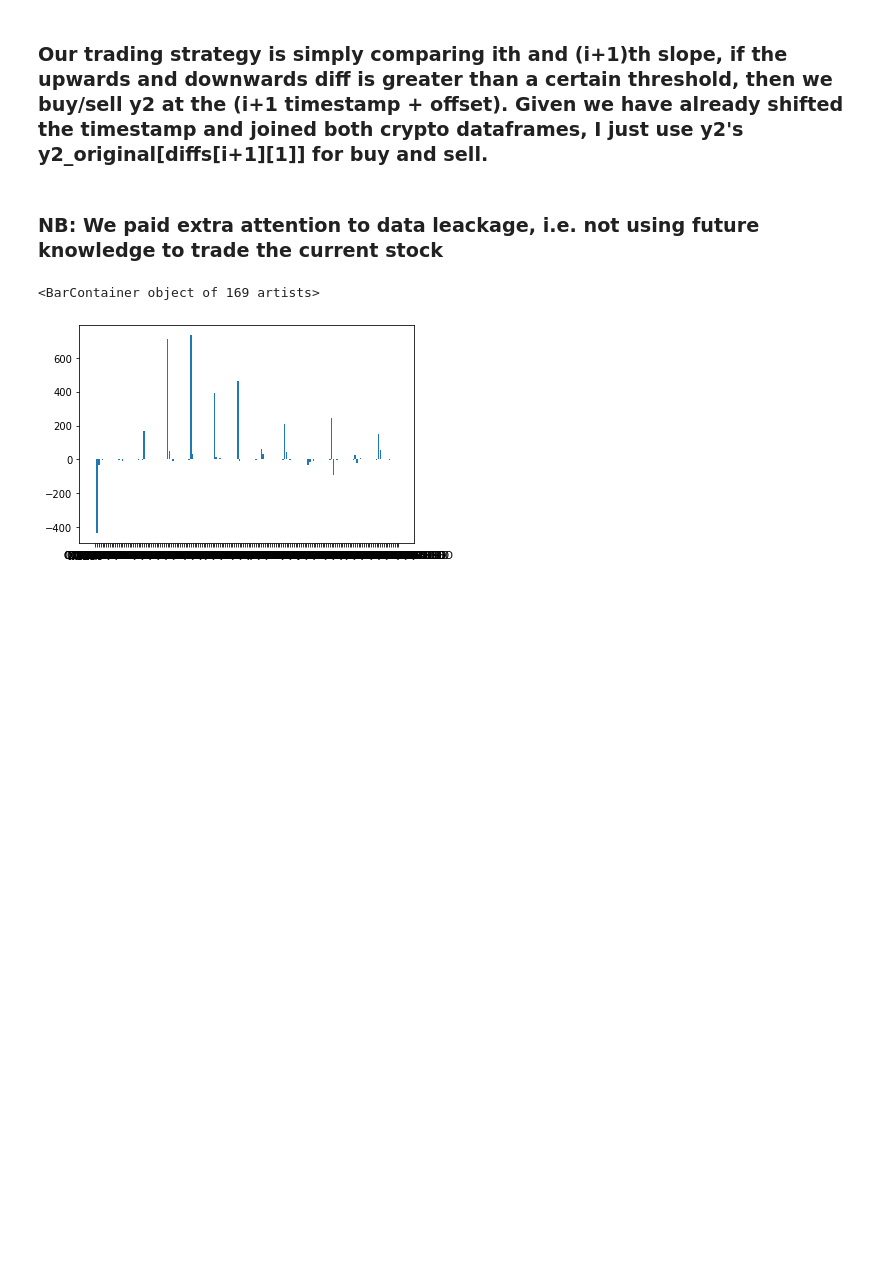
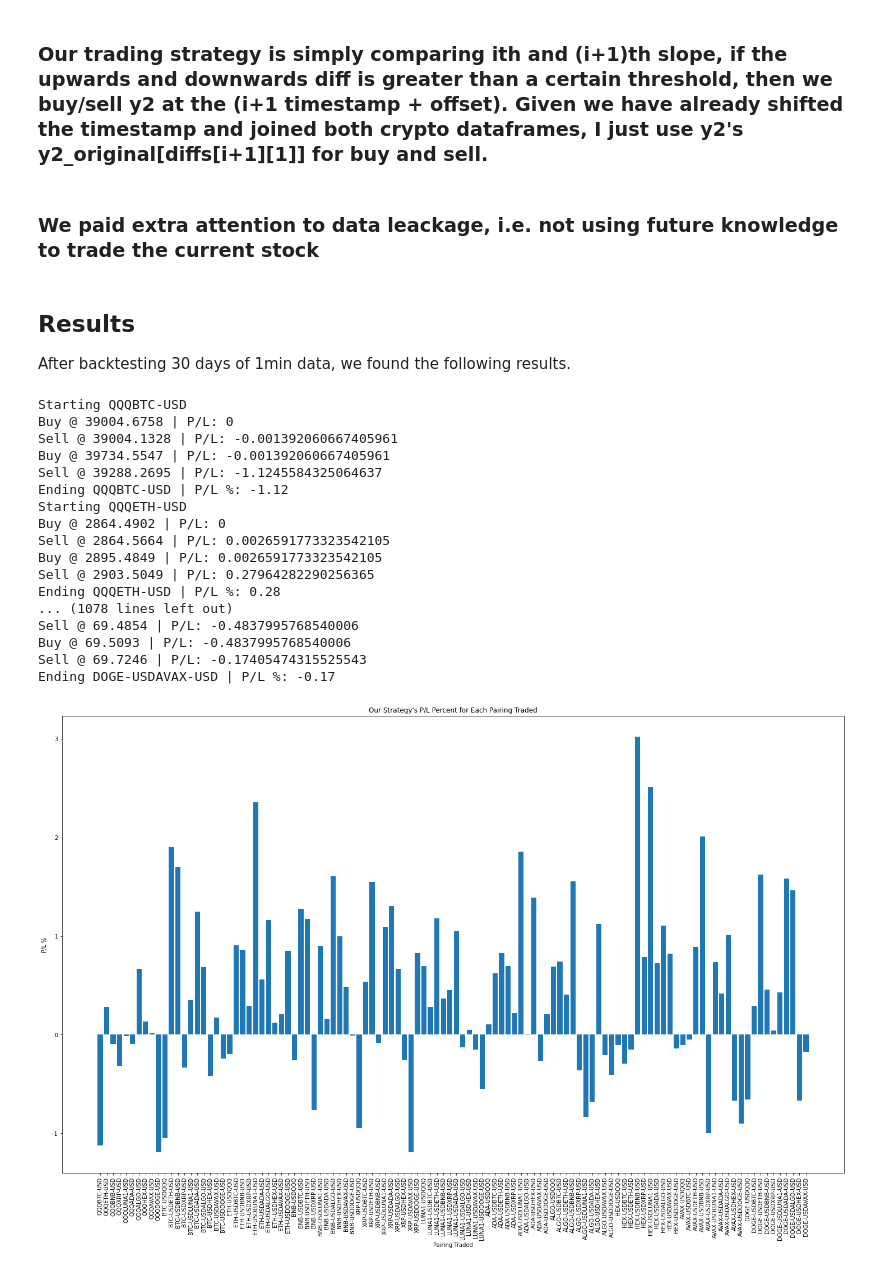
Before and after one commit to andrewting19/QuantCryptoProject, a Jupyter notebook: earlyindicators.ipynb, the cells around one changed output. Saved outputs shown, nothing was run; the diff lists cells and outputs as text; code cells hidden in the pictures; blank space fills up the shorter version.

```diff
--- a/earlyindicators.ipynb
+++ b/earlyindicators.ipynb
@@ -252,0 +357,18 @@ DOGE-USD ETH-USD -1 slope loss 4500.318160180634 [(0.007348930051205561, 0), (0.
+# %%
+history = {}
+# %%
+#Earliest is 30 days before current day
+starting_date = "2022-04-16"
+delt = timedelta(days=1)
+current_date = pd.Timestamp(starting_date)
+for i in range(17):
+    cur_date_str = str(current_date).split()[0]
+    if current_date.weekday() >= 5:
+        #Ignore Saturday and Sunday if QQQ is included
+        print(f"Ignoring {cur_date_str}")
+        current_date += delt
+        continue
+    history[cur_date_str] = backtest_one_day(cur_date_str)
+    print("Done with",cur_date_str)
+    current_date += delt
+list(history.keys())
@@ -253,34 +486,70 @@ DOGE-USD ETH-USD -1 slope loss 4500.318160180634 [(0.007348930051205561, 0), (0.
 # %% [markdown]
 ### Our trading strategy is simply comparing ith and (i+1)th slope, if the upwards and downwards diff is greater than a certain threshold, then we buy/sell y2 at the (i+1 timestamp + offset). Given we have already shifted the timestamp and joined both crypto dataframes, I just use y2's y2_original[diffs[i+1][1]] for buy and sell.
 # %% [markdown]
-### NB: We paid extra attention to data leackage, i.e. not using future knowledge to trade the current stock
+### We paid extra attention to data leackage, i.e. not using future knowledge to trade the current stock
+# %% [markdown]
+## Results
+
+After backtesting 30 days of 1min data, we found the following results.
 # %%
 trading_trigger_threshold = 0.01
 pair_symbols = offset_matrix.keys()
 pnls = []
+pnls_dict = {}
+trades = []
 for pair_symbol in pair_symbols:
     offset = offset_matrix[pair_symbol]
     diffs = token_diffs[pair_symbol]
     y1_original, y2_original = y1y2_original[pair_symbol]
-#     print(y2_original[offset])
+    print(f"Starting {pair_symbol}")
     pnl = 0
     hold = False
+    enter_price = 0
     max_timestamp = diffs[-1][1]
     for i in range(len(diffs)-1):
         if diffs[i+1][0] - diffs[i][0] > trading_trigger_threshold and hold is False: # and diffs[i+1][1]+offset < max_timestamp: # buy
-            pnl -= y2_original[diffs[i+1][1]]
-            hold = not hold
-#             print(pnl, y2_original[diffs[i+1][1]])
+            # pnl -= y2_original[diffs[i+1][1]]
+            hold = True
+            enter_price = y2_original[diffs[i+1][1]]
+            print(f"Buy @ {y2_original[diffs[i+1][1]]:.4f} | P/L: {pnl}")
         elif diffs[i][0] - diffs[i+1][0] > trading_trigger_threshold and hold is True: # and diffs[i+1][1]+offset < max_timestamp: # sell
-            pnl += y2_original[diffs[i+1][1]]
-            hold = not hold
-#             print(pnl, y2_original[diffs[i+1][1]])
+            exit_price = y2_original[diffs[i+1][1]]
+            pnl += 100*(exit_price - enter_price) / enter_price
+            trades.append(100*(exit_price - enter_price) / enter_price)
+            hold = False
+            print(f"Sell @ {y2_original[diffs[i+1][1]]:.4f} | P/L: {pnl}")
     if hold:
-        pnl += y2_original[diffs[-1][1]]
+        exit_price = y2_original[diffs[-1][1]]
+        pnl += 100*(exit_price - enter_price) / enter_price
+        trades.append(100*(exit_price - enter_price) / enter_price)
+        hold = False
+        print(f"Sell @ {y2_original[diffs[-1][1]]:.4f} | P/L: {pnl}")
     pnls.append(pnl)
-#     print(pair_symbol, pnl)
-
+    pnls_dict[pair_symbol] = pnls_dict.get(pair_symbol, 0) + pnl
+    print(f"Ending {pair_symbol} | P/L %: {pnl:.2f}")
+plt.figure(figsize=(25, 15))
 plt.bar(pair_symbols, pnls)
+plt.title("Our Strategy's P/L Percent for Each Pairing Traded")
+plt.xlabel("Pairing Traded")
+plt.ylabel("P/L %")
+plt.xticks(rotation='vertical')
+plt.show()
 # %% [output]
-<BarContainer object of 169 artists>
+Starting QQQBTC-USD
+Buy @ 39004.6758 | P/L: 0
+Sell @ 39004.1328 | P/L: -0.001392060667405961
+Buy @ 39734.5547 | P/L: -0.001392060667405961
+Sell @ 39288.2695 | P/L: -1.1245584325064637
+Ending QQQBTC-USD | P/L %: -1.12
+Starting QQQETH-USD
+Buy @ 2864.4902 | P/L: 0
+Sell @ 2864.5664 | P/L: 0.0026591773323542105
+Buy @ 2895.4849 | P/L: 0.0026591773323542105
+Sell @ 2903.5049 | P/L: 0.27964282290256365
+Ending QQQETH-USD | P/L %: 0.28
+... (1078 lines left out)
+Sell @ 69.4854 | P/L: -0.4837995768540006
+Buy @ 69.5093 | P/L: -0.4837995768540006
+Sell @ 69.7246 | P/L: -0.17405474315525543
+Ending DOGE-USDAVAX-USD | P/L %: -0.17
-[figure, old version]
+[figure, new version]
```
Also changed, not shown: parts of 22 cells of this notebook.
